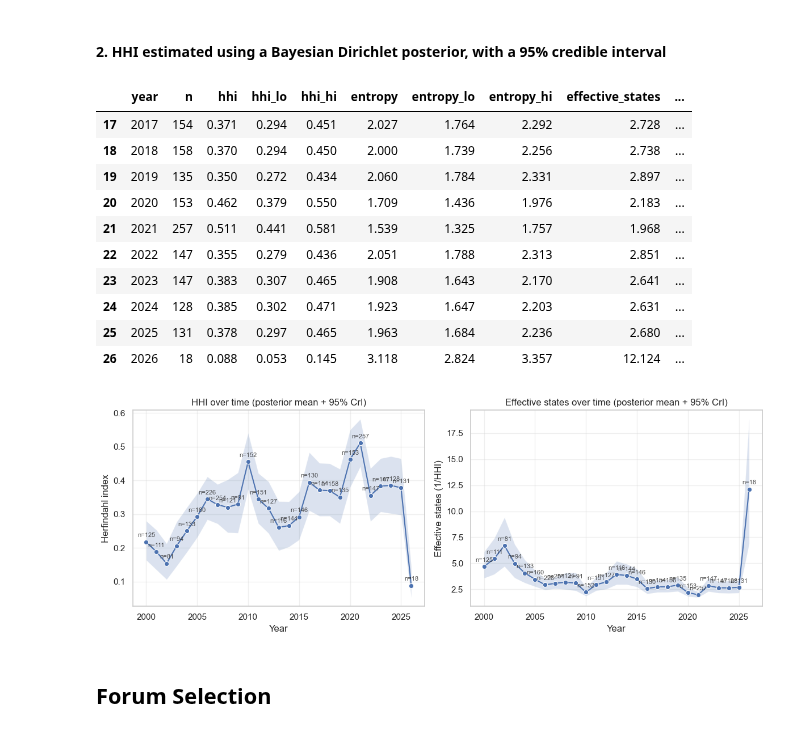
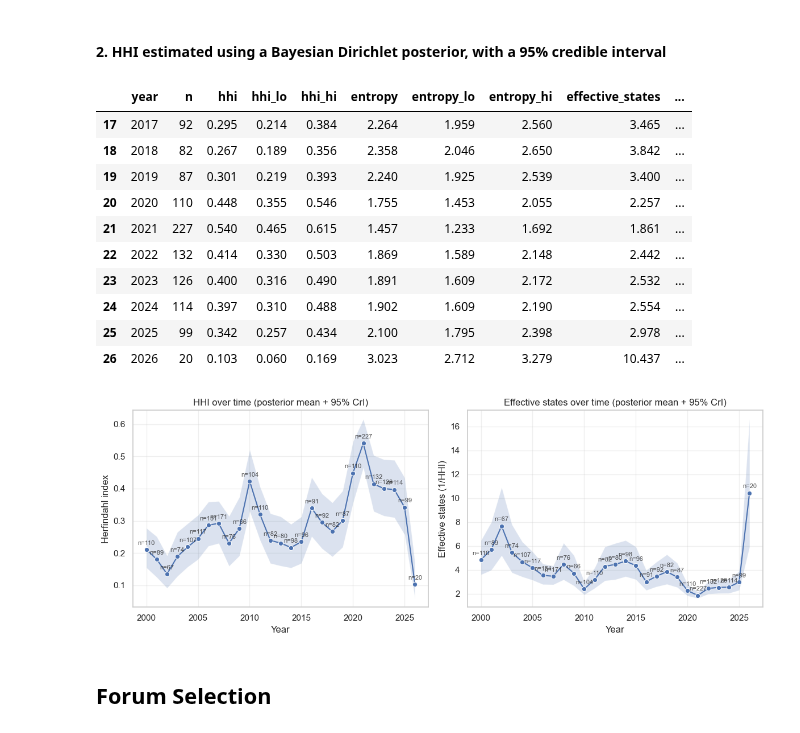
Before and after one commit to PlatosTwin/pandects-app, a Jupyter notebook: examples/pandects_api_governing_law.ipynb, the cells around one changed output. Cells and saved outputs as stored; diff of their text form; code cells hidden in the pictures.

```diff
--- a/examples/pandects_api_governing_law.ipynb
+++ b/examples/pandects_api_governing_law.ipynb
@@ -939,9 +1028,9 @@ plt.tight_layout()
 # %%
-years = np.sort(df["year"].astype(int).unique())
-df["year_cat"] = pd.Categorical(df["year"].astype(int), categories=years, ordered=True)
+years = np.sort(df_gov_only["year"].astype(int).unique())
+df_gov_only["year_cat"] = pd.Categorical(df_gov_only["year"].astype(int), categories=years, ordered=True)
 
 plt.figure(figsize=(10, 5))
-ax = sns.boxplot(data=df[(df['deal_type'] == 'Merger') & (df['gov_law_only'])], x="year_cat", y="word_count")
+ax = sns.boxplot(data=df_gov_only[df_gov_only["deal_type"] == "Merger"], x="year_cat", y="word_count")
 plt.yscale("log")
 
 ax.set_xticks(np.arange(len(years)))
@@ -960,7 +1049,7 @@ _ = ax.set_title("Governing Law word count across time (mergers only)")
 # %%
 # Build one row per clause-state outcome and deal type
 long_df = (
-    df.dropna(subset=["deal_type"])
+    df_gov_only.dropna(subset=["deal_type"])
       .melt(
           id_vars=["deal_type"],
           value_vars=["only_delaware", "only_new_york"],
@@ -1045,7 +1134,7 @@ plt.show()
 #### 2. Word count by deal type
 # %%
 # Plot word-count distribution by deal type
-plot_df = df[df['gov_law_only']].dropna(subset=["deal_type", "word_count"]).copy()
+plot_df = df_gov_only.dropna(subset=["deal_type", "word_count"]).copy()
 
 # Order deal types by median word count (descending)
 order = (
@@ -1250,10 +1327,12 @@ Compute annual concentration metrics on clauses with a single identified jurisdi
 # %% [markdown]
 #### 1. Straight HHI, no statistical tricks
 # %%
-single_state_df = df[df["states"].apply(lambda xs: isinstance(xs, list) and len(xs) == 1 and xs[0] != "N/A")].copy()
+single_state_df = df_gov_only[
+    df_gov_only["states"].apply(lambda xs: isinstance(xs, list) and len(xs) == 1 and xs[0] != "N/A")
+].copy()
 single_state_df["state"] = single_state_df["states"].str[0]
 single_state_df["year"] = single_state_df["year"].astype(int)
-single_state_df = single_state_df[single_state_df['deal_type'] == 'Merger']
+single_state_df = single_state_df[single_state_df["deal_type"] == "Merger"]
 
 concentration_rows = []
 for year, g in single_state_df.groupby("year"):
@@ -1305,7 +1384,9 @@ plt.show()
 # %% [markdown]
 #### 2. HHI estimated using a Bayesian Dirichlet posterior, with a 95% credible interval
 # %%
-single_state_df = df[df["states"].apply(lambda xs: isinstance(xs, list) and len(xs) == 1 and xs[0] != "N/A")].copy()
+single_state_df = df_gov_only[
+    df_gov_only["states"].apply(lambda xs: isinstance(xs, list) and len(xs) == 1 and xs[0] != "N/A")
+].copy()
 single_state_df["state"] = single_state_df["states"].str[0]
 single_state_df["year"] = single_state_df["year"].astype(int)
 single_state_df = single_state_df[single_state_df["deal_type"] == "Merger"].copy()
@@ -1331,31 +1412,23 @@ for year, g in single_state_df.groupby("year"):
     alpha = np.full_like(c, fill_value=alpha_prior, dtype=float)
 
     # Draw posterior samples of the state-share vector p
-    # Shape: (draws, K).
     p_draws = rng.dirichlet(alpha + c, size=draws)
 
     # Draw posterior samples of concentration metrics
     hhi_draws = np.sum(p_draws ** 2, axis=1)
-
-    # Guard against log(0) from numerical underflow
     p_safe = np.clip(p_draws, 1e-15, 1.0)
     entropy_draws = -np.sum(p_safe * np.log(p_safe), axis=1)
-
     effective_draws = 1.0 / hhi_draws
 
     rows.append({
         "year": int(year),
         "n": int(n),
-
-        # Store posterior summaries (mean and 95% credible interval)
         "hhi": float(hhi_draws.mean()),
         "hhi_lo": float(np.quantile(hhi_draws, 0.025)),
         "hhi_hi": float(np.quantile(hhi_draws, 0.975)),
-
         "entropy": float(entropy_draws.mean()),
         "entropy_lo": float(np.quantile(entropy_draws, 0.025)),
         "entropy_hi": float(np.quantile(entropy_draws, 0.975)),
-
         "effective_states": float(effective_draws.mean()),
         "effective_states_lo": float(np.quantile(effective_draws, 0.025)),
         "effective_states_hi": float(np.quantile(effective_draws, 0.975)),
@@ -1365,10 +1438,8 @@ conc_df = pd.DataFrame(rows).sort_values("year").reset_index(drop=True)
 
 display(conc_df.round(3).tail(10))
 
-# Plot posterior concentration metrics
 fig, axes = plt.subplots(1, 2, figsize=(12, 4.5), sharex=True)
 
-# Plot HHI posterior mean with 95% credible interval
 sns.lineplot(data=conc_df, x="year", y="hhi", marker="o", ax=axes[0])
 axes[0].fill_between(
     conc_df["year"].to_numpy(),
@@ -1380,50 +1451,48 @@ axes[0].set_title("HHI over time (posterior mean + 95% CrI)")
 axes[0].set_xlabel("Year")
 axes[0].set_ylabel("Herfindahl index")
 
-# Plot effective states posterior mean with 95% credible interval
 sns.lineplot(data=conc_df, x="year", y="effective_states", marker="o", ax=axes[1])
 axes[1].fill_between(
     conc_df["year"].to_numpy(),
     conc_df["effective_states_lo"].to_numpy(),
     conc_df["effective_states_hi"].to_numpy(),
     alpha=0.20
 )
 axes[1].set_title("Effective states over time (posterior mean + 95% CrI)")
 axes[1].set_xlabel("Year")
 axes[1].set_ylabel("Effective states (1/HHI)")
 
-# Annotate points with n to contextualize uncertainty
 for ax, ycol in zip(axes, ["hhi", "effective_states"]):
-    for _, r in conc_df.iterrows():
+    for _, row in conc_df.iterrows():
         ax.annotate(
-            f"n={int(r['n'])}",
-            (r["year"], r[ycol]),
+            f"n={int(row['n'])}",
+            (row["year"], row[ycol]),
             textcoords="offset points",
             xytext=(0, 6),
             ha="center",
             fontsize=8,
             alpha=0.8
         )
 
 for ax in axes:
     ax.xaxis.set_major_formatter(plt.matplotlib.ticker.StrMethodFormatter("{x:.0f}"))
     ax.grid(True, axis="both", alpha=0.3)
 
 plt.tight_layout()
 plt.show()
 # %% [output]
 |  | year | n | hhi | hhi_lo | hhi_hi | entropy | entropy_lo | entropy_hi | effective_states | ... |
-| 17 | 2017 | 154 | 0.371 | 0.294 | 0.451 | 2.027 | 1.764 | 2.292 | 2.728 | ... |
-| 18 | 2018 | 158 | 0.370 | 0.294 | 0.450 | 2.000 | 1.739 | 2.256 | 2.738 | ... |
-| 19 | 2019 | 135 | 0.350 | 0.272 | 0.434 | 2.060 | 1.784 | 2.331 | 2.897 | ... |
-| 20 | 2020 | 153 | 0.462 | 0.379 | 0.550 | 1.709 | 1.436 | 1.976 | 2.183 | ... |
-| 21 | 2021 | 257 | 0.511 | 0.441 | 0.581 | 1.539 | 1.325 | 1.757 | 1.968 | ... |
-| 22 | 2022 | 147 | 0.355 | 0.279 | 0.436 | 2.051 | 1.788 | 2.313 | 2.851 | ... |
-| 23 | 2023 | 147 | 0.383 | 0.307 | 0.465 | 1.908 | 1.643 | 2.170 | 2.641 | ... |
-| 24 | 2024 | 128 | 0.385 | 0.302 | 0.471 | 1.923 | 1.647 | 2.203 | 2.631 | ... |
-| 25 | 2025 | 131 | 0.378 | 0.297 | 0.465 | 1.963 | 1.684 | 2.236 | 2.680 | ... |
-| 26 | 2026 | 18 | 0.088 | 0.053 | 0.145 | 3.118 | 2.824 | 3.357 | 12.124 | ... |
+| 17 | 2017 | 92 | 0.295 | 0.214 | 0.384 | 2.264 | 1.959 | 2.560 | 3.465 | ... |
+| 18 | 2018 | 82 | 0.267 | 0.189 | 0.356 | 2.358 | 2.046 | 2.650 | 3.842 | ... |
+| 19 | 2019 | 87 | 0.301 | 0.219 | 0.393 | 2.240 | 1.925 | 2.539 | 3.400 | ... |
+| 20 | 2020 | 110 | 0.448 | 0.355 | 0.546 | 1.755 | 1.453 | 2.055 | 2.257 | ... |
+| 21 | 2021 | 227 | 0.540 | 0.465 | 0.615 | 1.457 | 1.233 | 1.692 | 1.861 | ... |
+| 22 | 2022 | 132 | 0.414 | 0.330 | 0.503 | 1.869 | 1.589 | 2.148 | 2.442 | ... |
+| 23 | 2023 | 126 | 0.400 | 0.316 | 0.490 | 1.891 | 1.609 | 2.172 | 2.532 | ... |
+| 24 | 2024 | 114 | 0.397 | 0.310 | 0.488 | 1.902 | 1.609 | 2.190 | 2.554 | ... |
+| 25 | 2025 | 99 | 0.342 | 0.257 | 0.434 | 2.100 | 1.795 | 2.398 | 2.978 | ... |
+| 26 | 2026 | 20 | 0.103 | 0.060 | 0.169 | 3.023 | 2.712 | 3.279 | 10.437 | ... |
-[figure, old version]
+[figure, new version]
 # %% [markdown]
 ## Forum Selection
 # %% [markdown]
```
Also changed, not shown: parts of 72 cells of this notebook.
